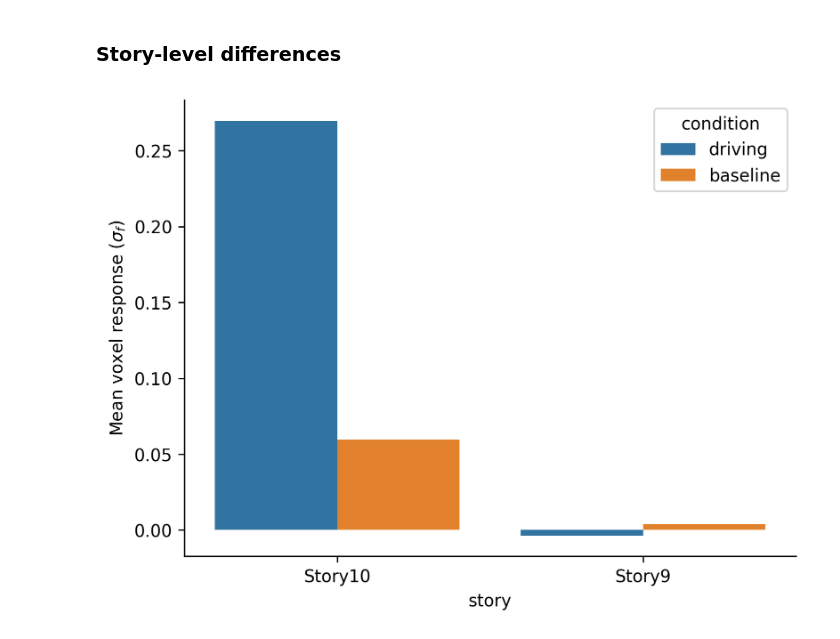
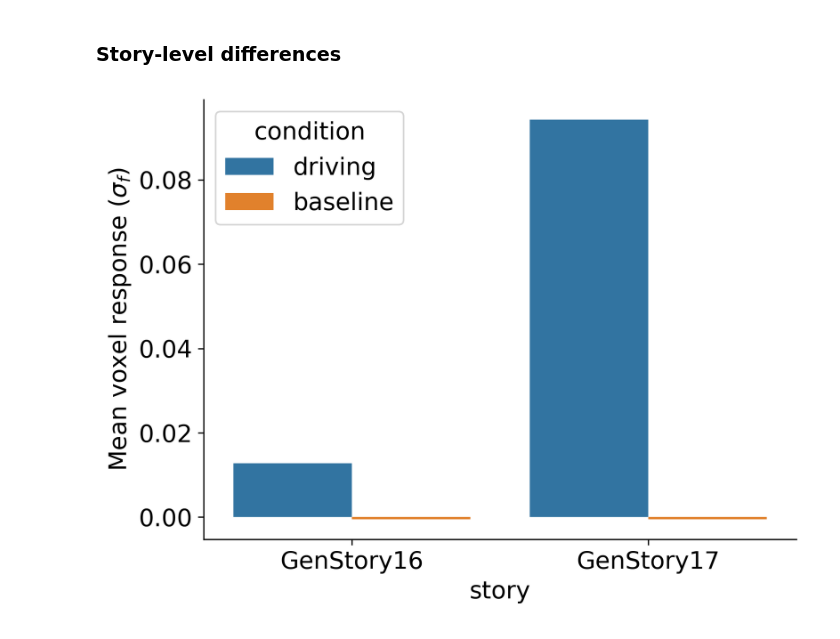
Before and after one commit to microsoft/automated-explanations, a Jupyter notebook: notebooks_stories/2_analyze_pilot/02_polysemantic.ipynb, the cells around one changed output. Cells and saved outputs as stored; diff of their text form; code cells hidden in the pictures.

```diff
--- a/notebooks_stories/2_analyze_pilot/02_polysemantic.ipynb
+++ b/notebooks_stories/2_analyze_pilot/02_polysemantic.ipynb
@@ -27,5 +28,6 @@ dvu.set_style()
 # %%
-pilot_name = 'pilot3_story_data.pkl'
+pilot_name = 'pilot2_story_data.pkl'
+# pilot_name = 'pilot3_story_data.pkl'
 
 stories_data_dict = joblib.load(
     join(sasc.config.RESULTS_DIR, pilot_name))
@@ -271,27 +273,26 @@ plt.show()
 # %%
 use_clusters = False
 mats1 = mats[use_clusters]
 
 d = defaultdict(list)
-STORY_NUMS = [2, 3]
+story_names = resp_np_files
 for i in range(len(mats1)):
     m = mats1[i]
     d['driving'].append(np.nanmean(np.diag(m)))
     d['baseline'].append(np.nanmean(m[~np.eye(m.shape[0], dtype=bool)]))
-    d['story'].append(stories_data_dict['story_name_new']
-                      [STORY_NUMS[i]][3:-10])
+    d['story'].append(story_names[i].replace('.npy', ''))
 
 df = pd.DataFrame.from_dict(d)
 
 # make barplot comparing driving and baseline
 df = df.melt(id_vars='story', value_vars=[
              'driving', 'baseline'], var_name='condition', value_name='mean')
 df = df.sort_values(by='story')
 plt.figure(dpi=300)
 sns.barplot(data=df, x='story', y='mean', hue='condition')
 plt.ylabel('Mean voxel response ($\sigma_f$)')
 plt.savefig(join(RESULTS_DIR, 'figs/main',
             pilot_name[:pilot_name.index('_')] + '_poly_story_breakdown.pdf'))
 plt.show()
 # %% [output]
-[figure, old version]
+[figure, new version]
```
Also changed, not shown: parts of 4 cells of this notebook, 2 other files.
